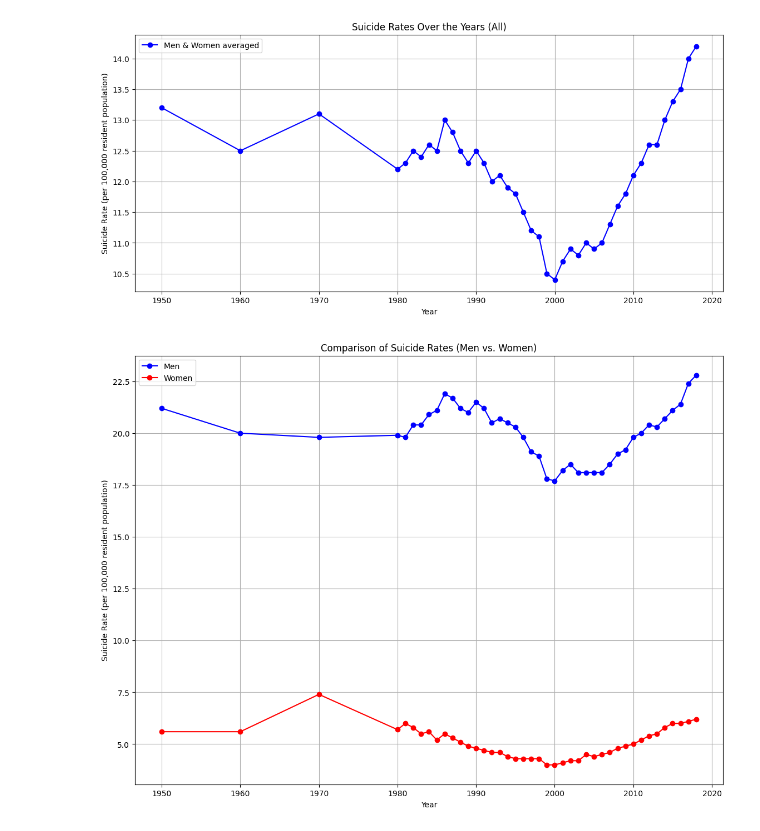
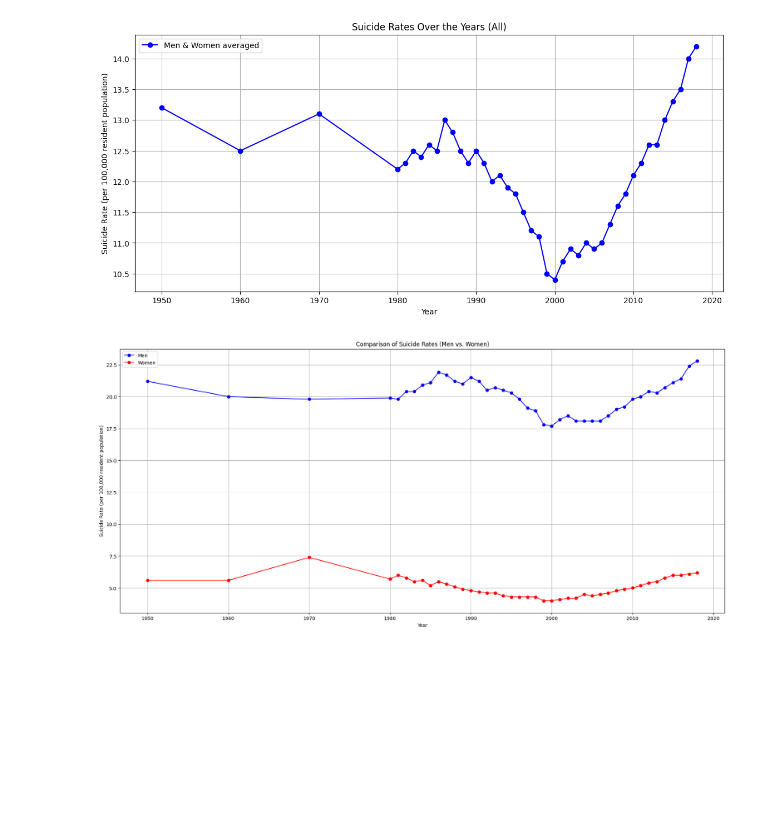
Before and after one commit to rbibby53/DataScienceFinalProject, a Jupyter notebook: Main.ipynb, the cells around one changed output. Drawn from its saved outputs; the diff is of its cells as text; code cells hidden in the pictures; blank space fills up the shorter version.

```diff
--- a/Main.ipynb
+++ b/Main.ipynb
@@ -31,20 +31,20 @@ plt.grid(True)
 #The overall suicide rate hasnt drasticltly chaged over the years, but did have a local low around the year 2000.
 # %%
 # Plot the line graph comparing suicide rates for men and women
-plt.figure(figsize=(30, 10))
+plt.figure(figsize=(50, 10))
 plt.subplot(1, 2, 2)
 plt.plot(years_all, suicide_rates_men, marker='o', color='b', label='Men')
 plt.plot(years_all, suicide_rates_women, marker='o', color='r', label='Women')
 plt.xlabel('Year')
 plt.ylabel('Suicide Rate (per 100,000 resident population)')
 plt.title('Comparison of Suicide Rates (Men vs. Women)')
 plt.legend()
 plt.grid(True)
 
 #plt.tight_layout()
 plt.show()
 # %% [output]
-[figure, old version]
+[figure, new version]
 # %%
 #looking at the overall, it seems to have not gone up and down a whole lot(by a factor of about 1.5), but once you seperate it into men and women seperatly the data seems to be more consistant(no apperant local min or max), but the men four times as likely to die by suicide compared to women, and the mens data seems jump around more than the women.
 #So the anser to  question 1 is, no it seems to have stayed mostly consistant.
```
